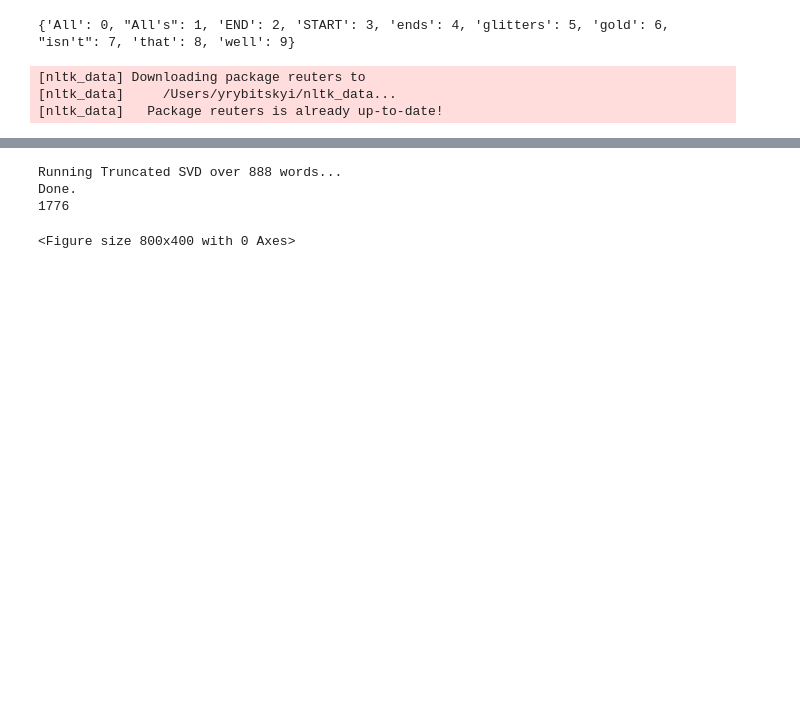
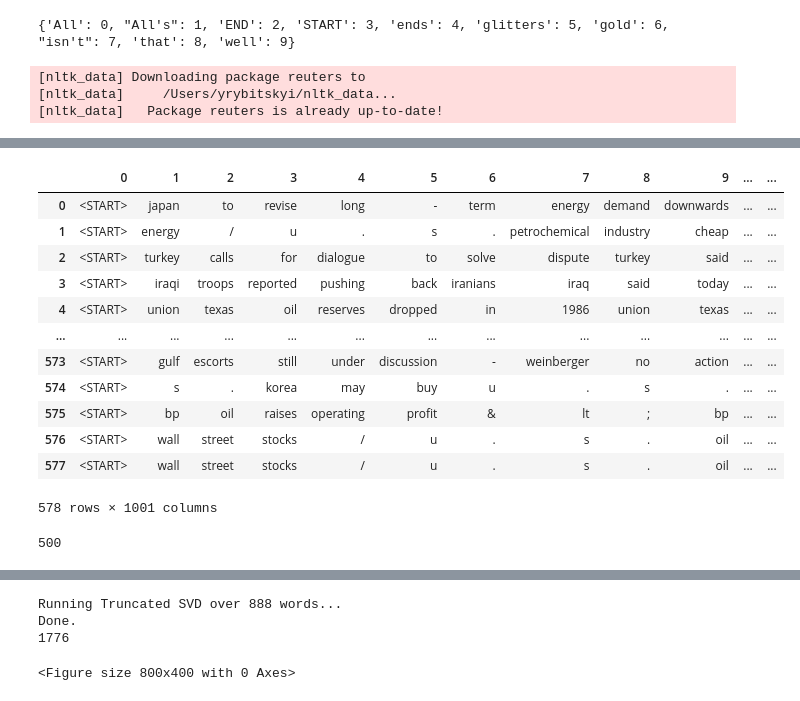
Before and after one commit to rybitskyi/XCS224N, a Jupyter notebook: week1/A1.ipynb, the cells around one changed output, grey strips where cells are left out. Saved outputs shown, nothing was run; the diff lists cells and outputs as text; code cells hidden in the pictures; blank space fills up the shorter version.

```diff
--- a/week1/A1.ipynb
+++ b/week1/A1.ipynb
@@ -243,0 +234,17 @@ Result Matrix Count: 15704
+# %%
+reuters_df = pd.DataFrame(reuters_corpus)
+reuters_df
+# %% [output]
+|  | 0 | 1 | 2 | 3 | 4 | 5 | 6 | 7 | 8 | 9 | ... | ... |
+| 0 | <START> | japan | to | revise | long | - | term | energy | demand | downwards | ... | ... |
+| 1 | <START> | energy | / | u | . | s | . | petrochemical | industry | cheap | ... | ... |
+| 2 | <START> | turkey | calls | for | dialogue | to | solve | dispute | turkey | said | ... | ... |
+| 3 | <START> | iraqi | troops | reported | pushing | back | iranians | iraq | said | today | ... | ... |
+| 4 | <START> | union | texas | oil | reserves | dropped | in | 1986 | union | texas | ... | ... |
+| ... | ... | ... | ... | ... | ... | ... | ... | ... | ... | ... | ... | ... |
+| 573 | <START> | gulf | escorts | still | under | discussion | - | weinberger | no | action | ... | ... |
+| 574 | <START> | s | . | korea | may | buy | u | . | s | . | ... | ... |
+| 575 | <START> | bp | oil | raises | operating | profit | & | lt | ; | bp | ... | ... |
+| 576 | <START> | wall | street | stocks | / | u | . | s | . | oil | ... | ... |
+| 577 | <START> | wall | street | stocks | / | u | . | s | . | oil | ... | ... |
+578 rows × 1001 columns
@@ -243,0 +253,4 @@ Result Matrix Count: 15704
+# %%
+len(M_co_occurrence)
+# %% [output]
+500
```
Also changed, not shown: parts of 33 cells of this notebook, 18 other files.
